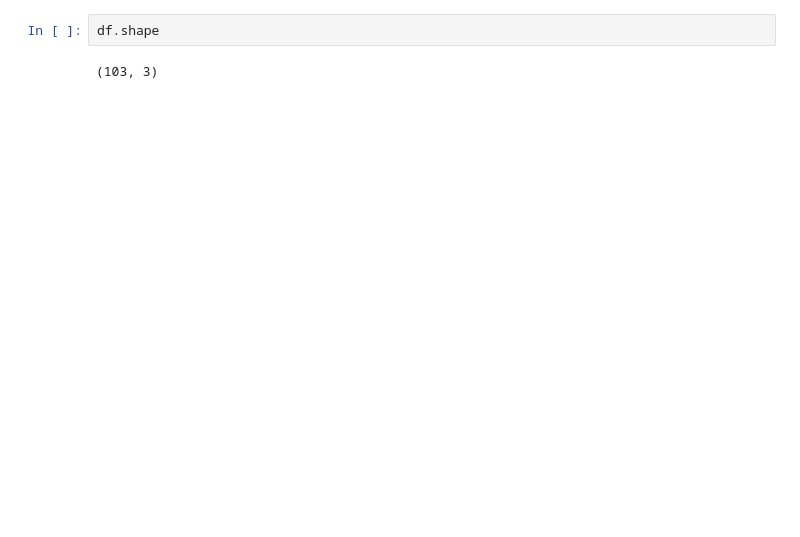
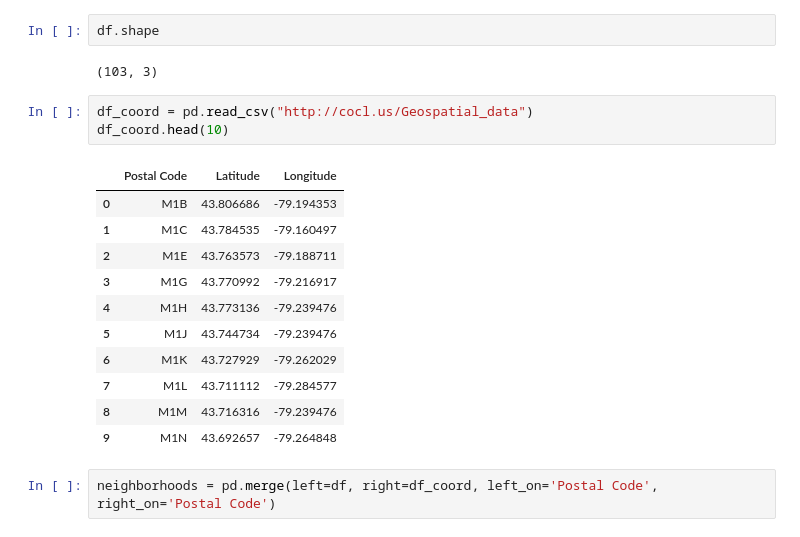
Before and after one commit to AymericRouger/Coursera_Capstone, a Jupyter notebook: Web_scraping.ipynb, the cells around one changed output. Cells and saved outputs as stored; diff of their text form; blank space fills up the shorter version.

```diff
--- a/Web_scraping.ipynb
+++ b/Web_scraping.ipynb
@@ -115,3 +115,20 @@ df.head()
 df.shape
 # %% [output]
 (103, 3)
+# %%
+df_coord = pd.read_csv("http://cocl.us/Geospatial_data")
+df_coord.head(10)
+# %% [output]
+|  | Postal Code | Latitude | Longitude |
+| 0 | M1B | 43.806686 | -79.194353 |
+| 1 | M1C | 43.784535 | -79.160497 |
+| 2 | M1E | 43.763573 | -79.188711 |
+| 3 | M1G | 43.770992 | -79.216917 |
+| 4 | M1H | 43.773136 | -79.239476 |
+| 5 | M1J | 43.744734 | -79.239476 |
+| 6 | M1K | 43.727929 | -79.262029 |
+| 7 | M1L | 43.711112 | -79.284577 |
+| 8 | M1M | 43.716316 | -79.239476 |
+| 9 | M1N | 43.692657 | -79.264848 |
+# %%
+neighborhoods = pd.merge(left=df, right=df_coord, left_on='Postal Code', right_on='Postal Code')
```
Also changed, not shown: parts of 19 cells of this notebook.
